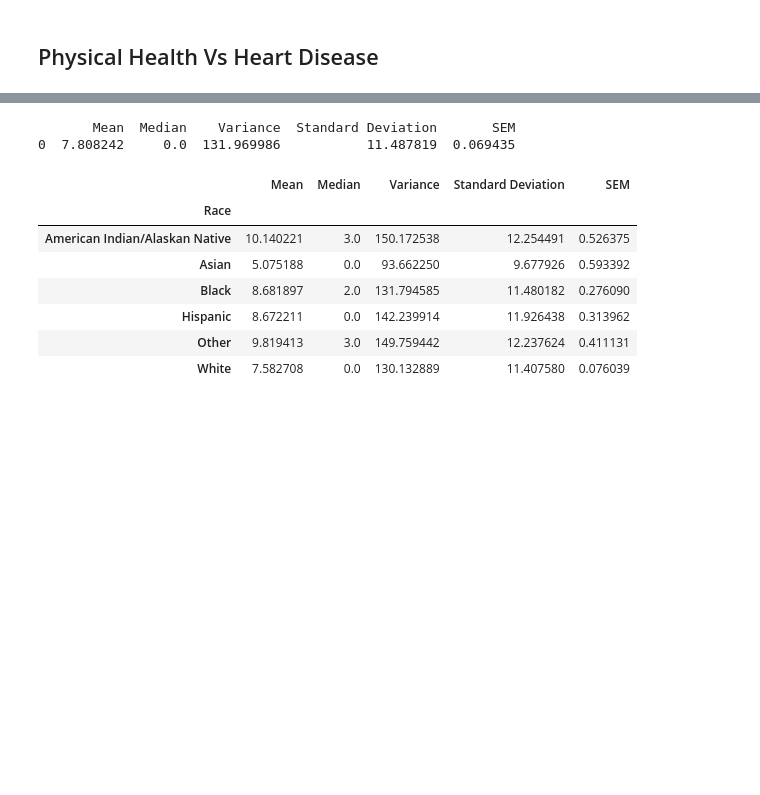
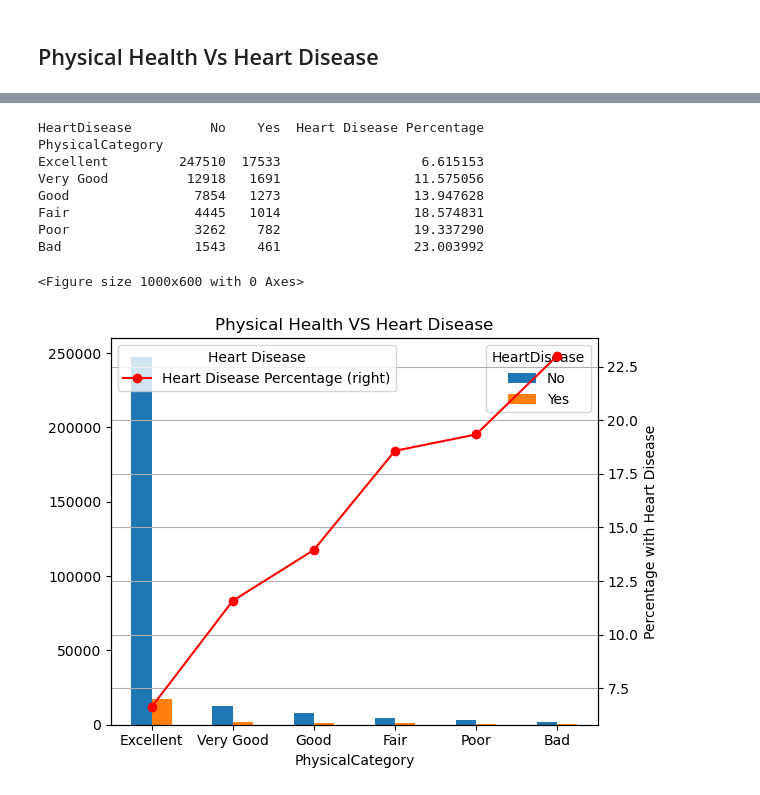
Before and after one commit to prez212/Project1-Team6, a Jupyter notebook: Heart_Disease_Predictor.ipynb, the cells around one changed output, grey strips where cells are left out. Drawn from its saved outputs; the diff is of its cells as text; code cells hidden in the pictures; blank space fills up the shorter version.

```diff
--- a/Heart_Disease_Predictor.ipynb
+++ b/Heart_Disease_Predictor.ipynb
@@ -170,34 +121,46 @@ Pacients who are notactive in sports: 9884
-# %%
-meanPH = halu_df['PhysicalHealth'].mean()
-medianPH = halu_df['PhysicalHealth'].median()
-variancePH = halu_df['PhysicalHealth'].var()
-std_devPH = halu_df['PhysicalHealth'].std()
-sem_PH = halu_df['PhysicalHealth'].sem()
-
-physical_health_statistics_df = pd.DataFrame({
-    'Mean': [meanPH],
-    'Median': [medianPH],
-    'Variance': [variancePH],
-    'Standard Deviation': [std_devPH],
-    'SEM': [sem_PH]
-})
-
-print(physical_health_statistics_df)
-# %% [output]
-       Mean  Median    Variance  Standard Deviation       SEM
-0  7.808242     0.0  131.969986           11.487819  0.069435
-# %%
-physical_health_grouped_stats = halu_df.groupby('Race')['PhysicalHealth'].agg(['mean', 'median', 'var', 'std', 'sem'])
-
-physical_health_grouped_stats.columns = ['Mean', 'Median', 'Variance', 'Standard Deviation', 'SEM']
-
-physical_health_grouped_stats
-# %% [output]
-|  | Mean | Median | Variance | Standard Deviation | SEM |
-| Race |  |  |  |  |  |
-| American Indian/Alaskan Native | 10.140221 | 3.0 | 150.172538 | 12.254491 | 0.526375 |
-| Asian | 5.075188 | 0.0 | 93.662250 | 9.677926 | 0.593392 |
-| Black | 8.681897 | 2.0 | 131.794585 | 11.480182 | 0.276090 |
-| Hispanic | 8.672211 | 0.0 | 142.239914 | 11.926438 | 0.313962 |
-| Other | 9.819413 | 3.0 | 149.759442 | 12.237624 | 0.411131 |
-| White | 7.582708 | 0.0 | 130.132889 | 11.407580 | 0.076039 |
+# %%
+# Define bins and labels for physical health
+bins_Physical = [0, 5, 10, 15, 20, 25, 30]
+labels_Physical = ['Excellent', 'Very Good', 'Good', 'Fair', 'Poor', 'Bad']
+
+# Bin the 'PhysicalHealth' column
+data['PhysicalCategory'] = pd.cut(data['PhysicalHealth'], bins=bins_Physical, labels=labels_Physical, right=False)
+
+# Group by 'PhysicalCategory' and 'HeartDisease' and count
+Physical_vs_Health = data.groupby(['PhysicalCategory', 'HeartDisease'], observed=True).size().unstack(fill_value=0)
+total_count_per_category = Physical_vs_Health.sum(axis=1)
+
+# Calculate percentage of individuals with heart disease within each physical health category
+Physical_vs_Health['Heart Disease Percentage'] = (Physical_vs_Health['Yes'] / total_count_per_category) * 100
+
+print(Physical_vs_Health)
+
+plt.figure(figsize=(10, 6))
+ax = Physical_vs_Health[['No', 'Yes']].plot(kind='bar', stacked=False)
+Physical_vs_Health['Heart Disease Percentage'].plot(kind='line', marker='o', color='red', secondary_y=True)
+
+# Add labels and title for the bar chart
+plt.xlabel('Physical Health Category')
+plt.ylabel('Number of Patients')
+plt.title('Physical Health VS Heart Disease')
+
+# Add labels and title for the line chart
+plt.ylabel('Percentage with Heart Disease')
+plt.legend(title='Heart Disease', loc='upper left')
+plt.grid(axis='y')
+
+plt.xticks(rotation=45)
+plt.tight_layout()
+plt.savefig("output/Physical_vs_heartdisease.png")
+plt.show()
+# %% [output]
+HeartDisease          No    Yes  Heart Disease Percentage
+PhysicalCategory
+Excellent         247510  17533                  6.615153
+Very Good          12918   1691                 11.575056
+Good                7854   1273                 13.947628
+Fair                4445   1014                 18.574831
+Poor                3262    782                 19.337290
+Bad                 1543    461                 23.003992
+<Figure size 1000x600 with 0 Axes>
+[figure, added]
```
Also changed, not shown: parts of 19 cells of this notebook, 9 other files.
